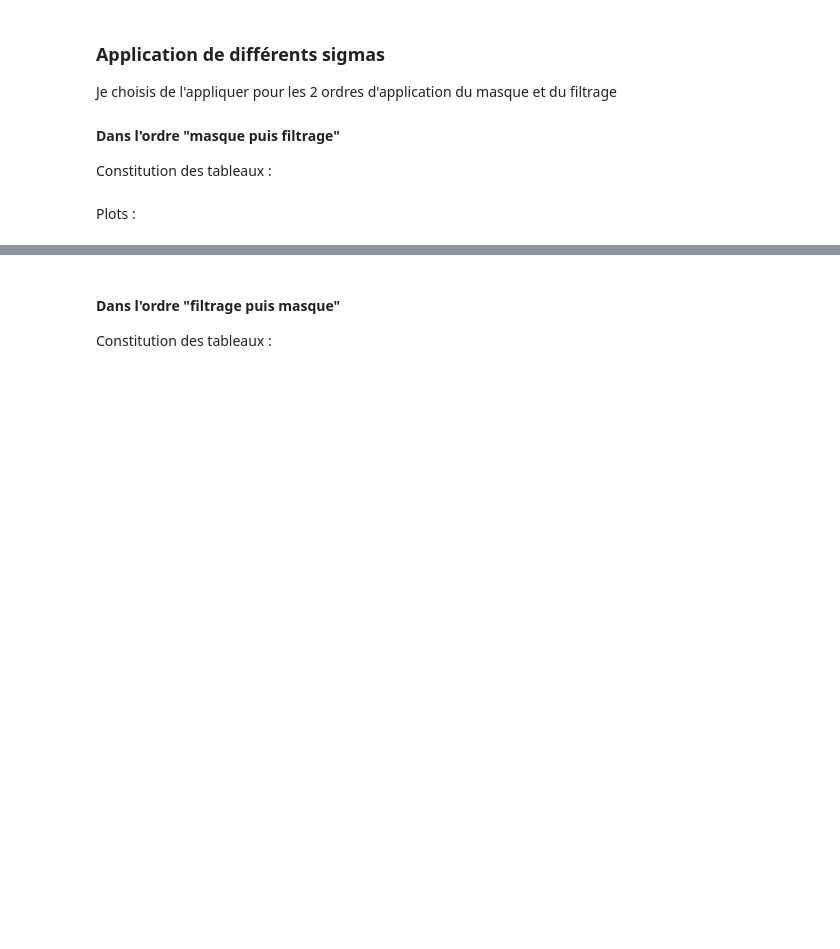
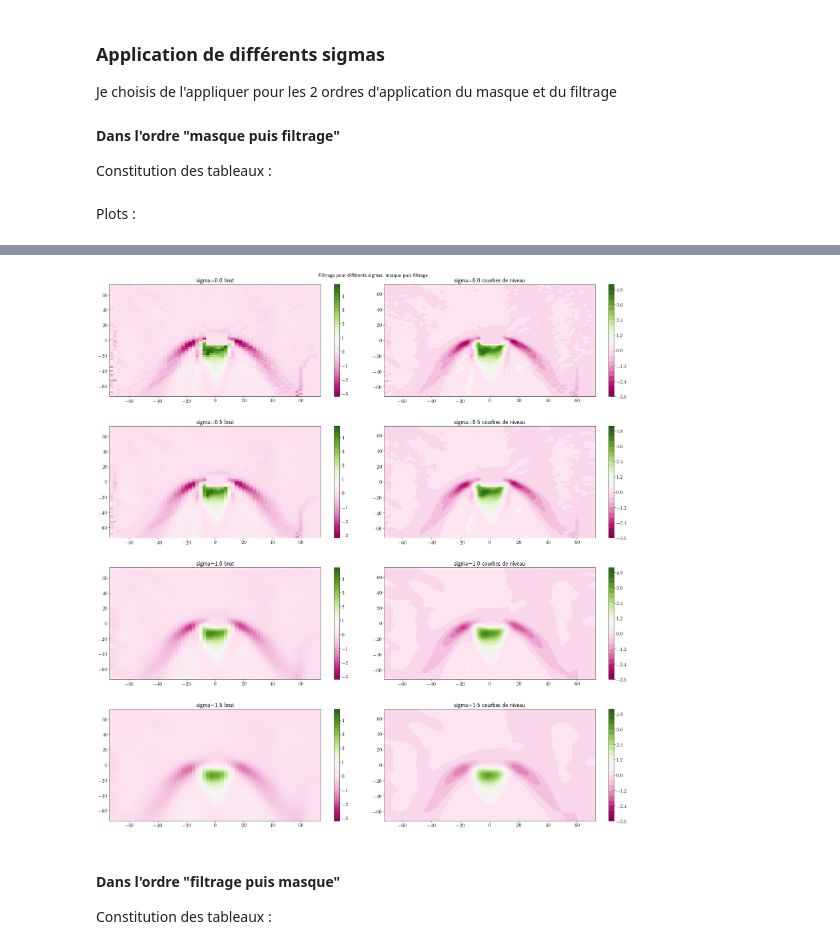
Before and after one commit to Julielmnt/Stage_L3, a Jupyter notebook: Projet_divergence.ipynb, the cells around one changed output, grey strips where cells are left out. Cells and saved outputs as stored; diff of their text form; code cells hidden in the pictures; blank space fills up the shorter version.

```diff
--- a/Projet_divergence.ipynb
+++ b/Projet_divergence.ipynb
@@ -312,7 +326,7 @@ def filtregauss_puis_masque(a,sigma):
 
 
 def Filtres(sigmas,div, ordre) :
-    "Tableau des divergence filtrées suivant l'odre donné : 0 pour le masque d'abord, 1 pour le filtre d'abord"
+    "Tableau des divergence filtrées suivant l'odre donné : 0 pour le masque d'abord, 1 pour le filtre d'abord, 2 sans masque"
     #boucle de création des tableaux
     l=np.shape(sigmas)[0]
     n=np.shape(div)[0]
@@ -326,6 +340,11 @@ def Filtres(sigmas,div, ordre) :
         for i in range(np.shape(sigmas)[0]):
             Filtres[i]=filtregauss_puis_masque(div,sigmas[i])
         return(Filtres)
+
+    elif ordre==2:
+        for i in range(np.shape(sigmas)[0]):
+            Filtres[i]=gaussian_filter(div,sigmas[i])
+        return(Filtres)
     return("order n'a pas la bonne valeur")
 # %% [markdown]
 #### Fonctions de tracés
@@ -466,8 +484,8 @@ Filtres0=Filtres(sigmas,div,0)#order = 0 pour le masque d'abord
 # %% [markdown]
 Plots :
 # %%
-%matplotlib notebook
+#%matplotlib notebook
 #on va essayer de garder un n=4 pour des raisons de praticité
-plt.rcParams['figure.figsize'] = [9,11]
+plt.rcParams['figure.figsize'] = [25,25]
 plot_differents_filtrages(Filtres0,sigmas,n,"Filtrage pour différents sigmas, masque puis filtrage")
 # %% [output]
@@ -476,3 +492,4 @@ plot_differents_filtrages(Filtres0,sigmas,n,"Filtrage pour différents sigmas, m
+[figure, added]
 # %% [markdown]
 #### Dans l'ordre "filtrage puis masque"
 
```
Also changed, not shown: parts of 45 cells of this notebook.
